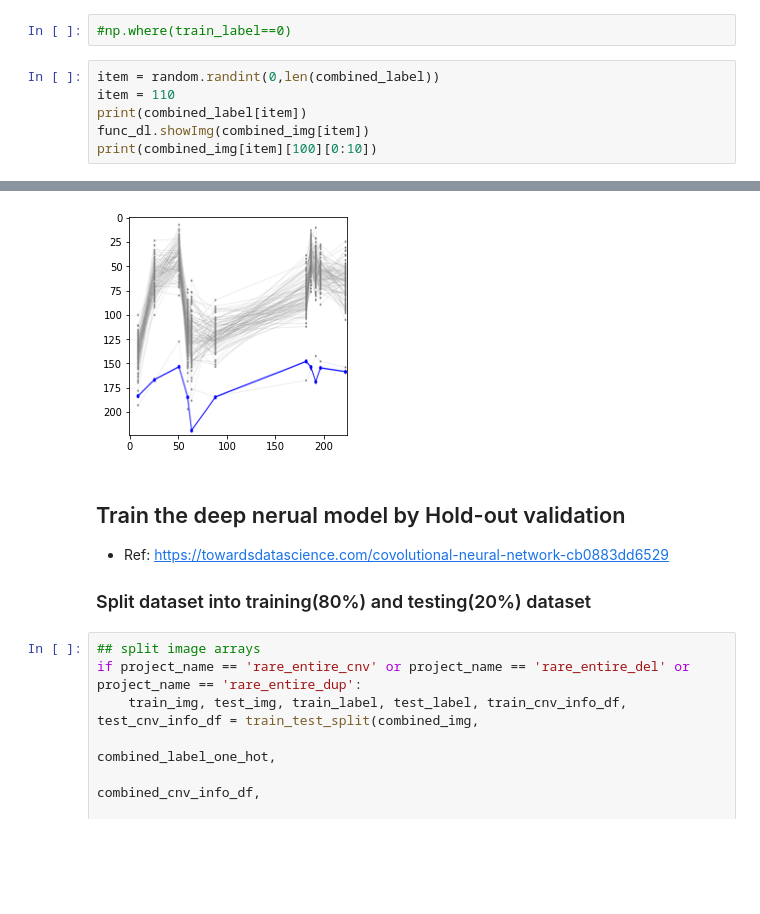
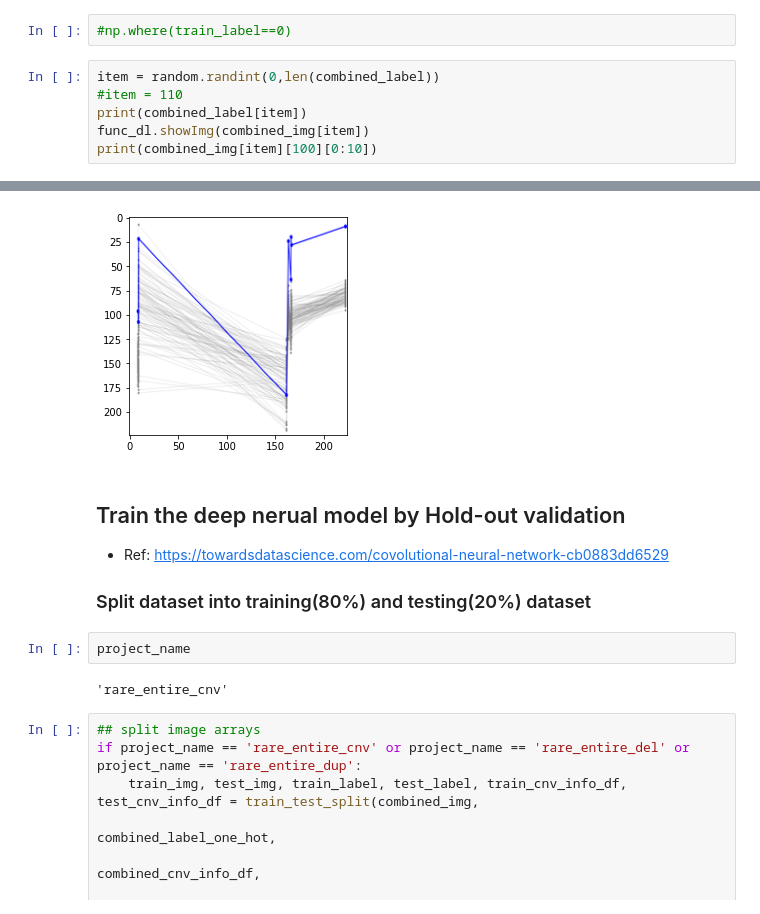
Before and after one commit to ShenLab/CNV-Espresso, a Jupyter notebook: src/training_entire_cnv_3classes.ipynb, the cells around one changed output, grey strips where cells are left out. Cells and saved outputs as stored; diff of their text form; blank space fills up the shorter version.

```diff
--- a/src/training_entire_cnv_3classes.ipynb
+++ b/src/training_entire_cnv_3classes.ipynb
@@ -211,7 +224,7 @@ Output classes :  [0 1 2]
 #np.where(train_label==0)
 # %%
 item = random.randint(0,len(combined_label))
-item = 110
+#item = 110
 print(combined_label[item])
 func_dl.showImg(combined_img[item])
 print(combined_img[item][100][0:10])
@@ -230,8 +243,12 @@ print(combined_img[item][100][0:10])
-[figure, old version]
+[figure, new version]
 # %% [markdown]
 ## Train the deep nerual model by Hold-out validation
 - Ref: https://towardsdatascience.com/covolutional-neural-network-cb0883dd6529
 ### Split dataset into training(80%) and testing(20%) dataset
+# %%
+project_name
+# %% [output]
+'rare_entire_cnv'
 # %%
 ## split image arrays
 if project_name == 'rare_entire_cnv' or project_name == 'rare_entire_del' or project_name == 'rare_entire_dup':
```
Also changed, not shown: parts of 33 cells of this notebook, 5 other files.
